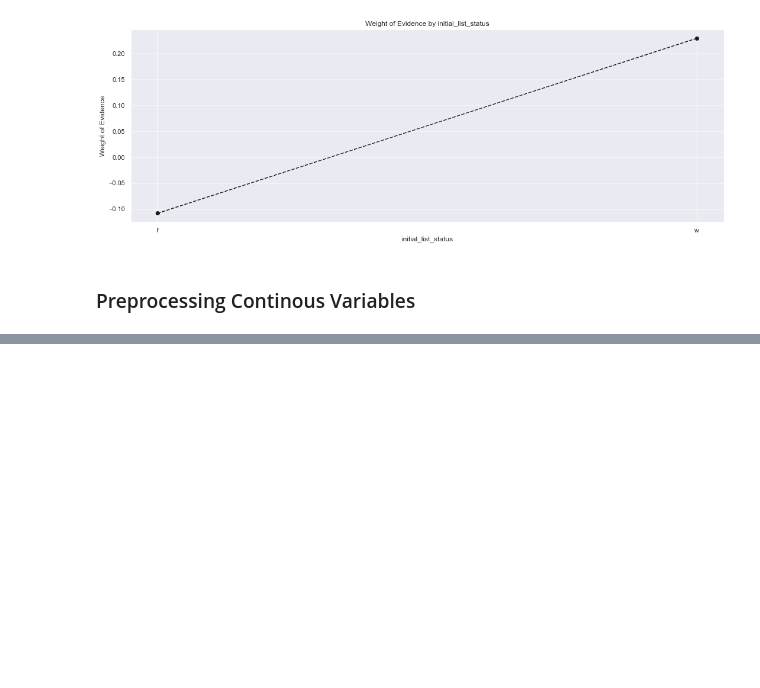
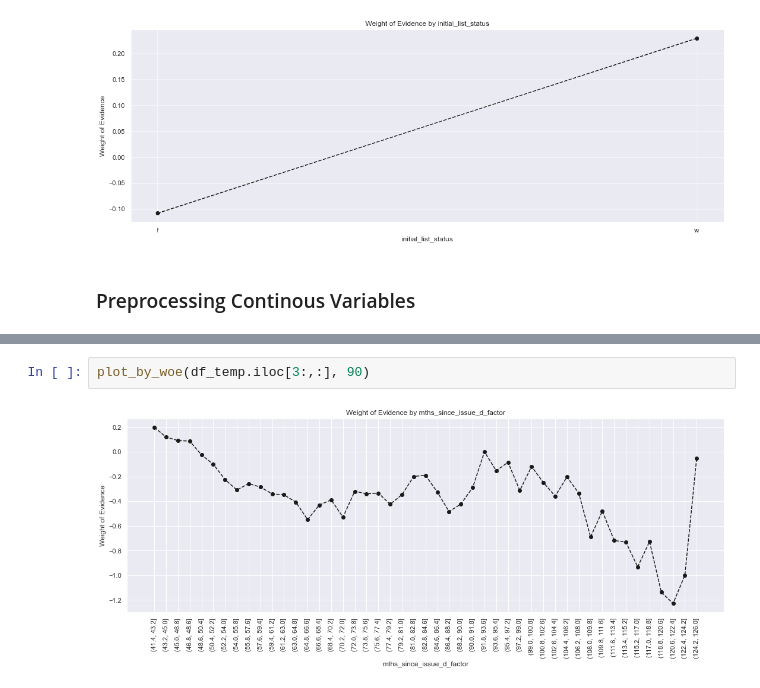
Before and after one commit to ychoi1001/Data-Science, a Jupyter notebook: credit_risk_modelling/credit risk modelling.ipynb, the cells around one changed output, grey strips where cells are left out. Cells and saved outputs as stored; diff of their text form; blank space fills up the shorter version.

```diff
--- a/credit_risk_modelling/credit risk modelling.ipynb
+++ b/credit_risk_modelling/credit risk modelling.ipynb
@@ -997,0 +1127,4 @@ plot_by_woe(df_temp)
+# %%
+plot_by_woe(df_temp.iloc[3:,:], 90)
+# %% [output]
+[figure, added]
```
Also changed, not shown: parts of 70 cells of this notebook, 1 other file.
